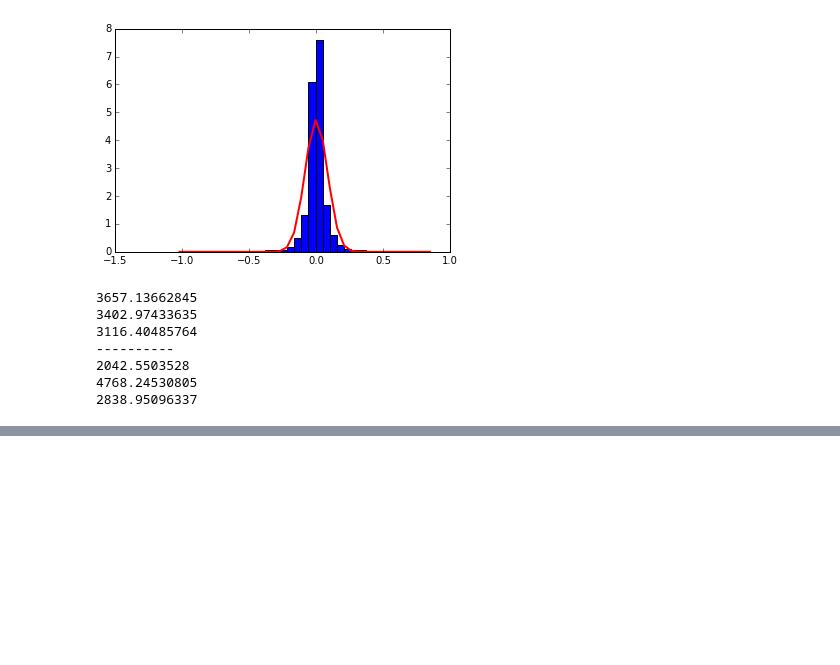
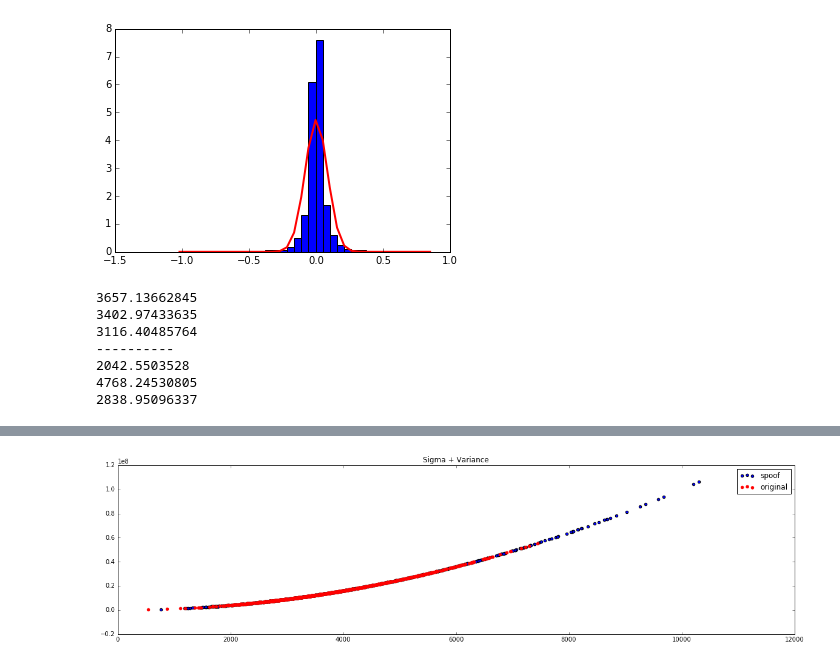
Before and after one commit to Anotherother/spoofingchallenge, a Jupyter notebook: compute gaussian sigma.ipynb, the cells around one changed output, grey strips where cells are left out. Saved outputs shown, nothing was run; the diff lists cells and outputs as text; code cells hidden in the pictures; blank space fills up the shorter version.

```diff
--- a/compute gaussian sigma.ipynb
+++ b/compute gaussian sigma.ipynb
@@ -171,0 +211,9 @@ print np.sqrt(sum((s3 - s3.mean())**2)/len(s3))
+# %%
+plt.figure(figsize=(20,5))
+plt.title('Sigma + Variance')
+plt.scatter(sigmaVectorSpoof, varSpoof, label="spoof")
+plt.scatter(sigmaVectorOriginal,varOriginal, color = 'red', label="original")
+plt.legend()
+plt.show()
+# %% [output]
+[figure, added]
```
Also changed, not shown: parts of 19 cells of this notebook.
